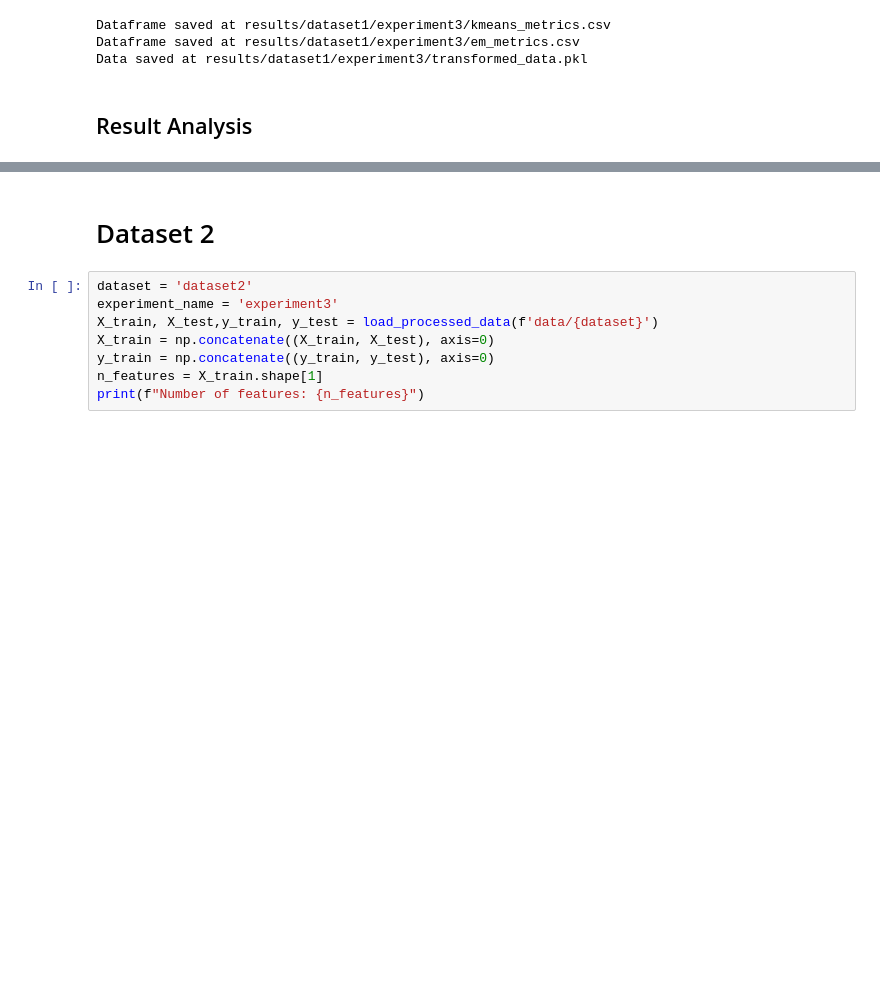
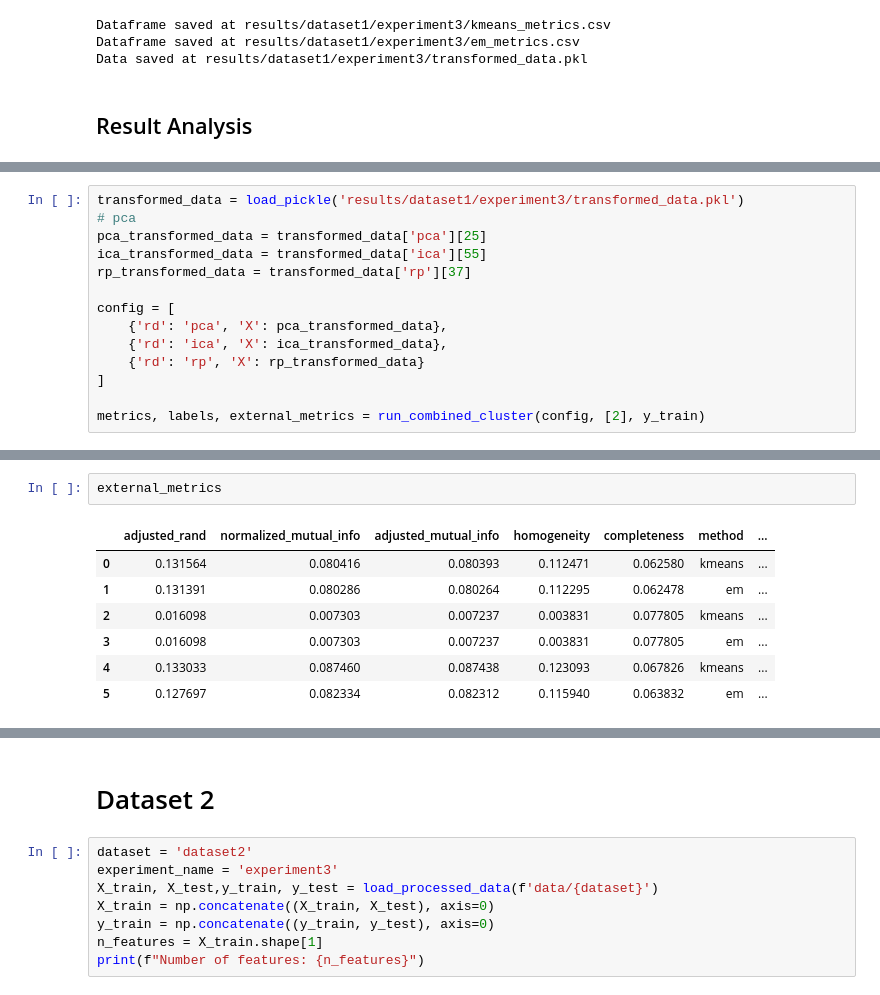
Before and after one commit to placeboo/MachineLearningProjects, a Jupyter notebook: UnsupervisedLearning/notebooks/experiment3_combined.ipynb, the cells around one changed output, grey strips where cells are left out. Saved outputs shown, nothing was run; the diff lists cells and outputs as text; blank space fills up the shorter version.

Commit message:
update previous experiments

```diff
--- a/UnsupervisedLearning/notebooks/experiment3_combined.ipynb
+++ b/UnsupervisedLearning/notebooks/experiment3_combined.ipynb
@@ -126,0 +115,14 @@ results
+# %%
+transformed_data = load_pickle('results/dataset1/experiment3/transformed_data.pkl')
+# pca
+pca_transformed_data = transformed_data['pca'][25]
+ica_transformed_data = transformed_data['ica'][55]
+rp_transformed_data = transformed_data['rp'][37]
+
+config = [
+    {'rd': 'pca', 'X': pca_transformed_data},
+    {'rd': 'ica', 'X': ica_transformed_data},
+    {'rd': 'rp', 'X': rp_transformed_data}
+]
+
+metrics, labels, external_metrics = run_combined_cluster(config, [2], y_train)
@@ -126,0 +139,10 @@ results
+# %%
+external_metrics
+# %% [output]
+|  | adjusted_rand | normalized_mutual_info | adjusted_mutual_info | homogeneity | completeness | method | ... |
+| 0 | 0.131564 | 0.080416 | 0.080393 | 0.112471 | 0.062580 | kmeans | ... |
+| 1 | 0.131391 | 0.080286 | 0.080264 | 0.112295 | 0.062478 | em | ... |
+| 2 | 0.016098 | 0.007303 | 0.007237 | 0.003831 | 0.077805 | kmeans | ... |
+| 3 | 0.016098 | 0.007303 | 0.007237 | 0.003831 | 0.077805 | em | ... |
+| 4 | 0.133033 | 0.087460 | 0.087438 | 0.123093 | 0.067826 | kmeans | ... |
+| 5 | 0.127697 | 0.082334 | 0.082312 | 0.115940 | 0.063832 | em | ... |
```
Also changed, not shown: parts of 28 cells of this notebook, 5 other files.
